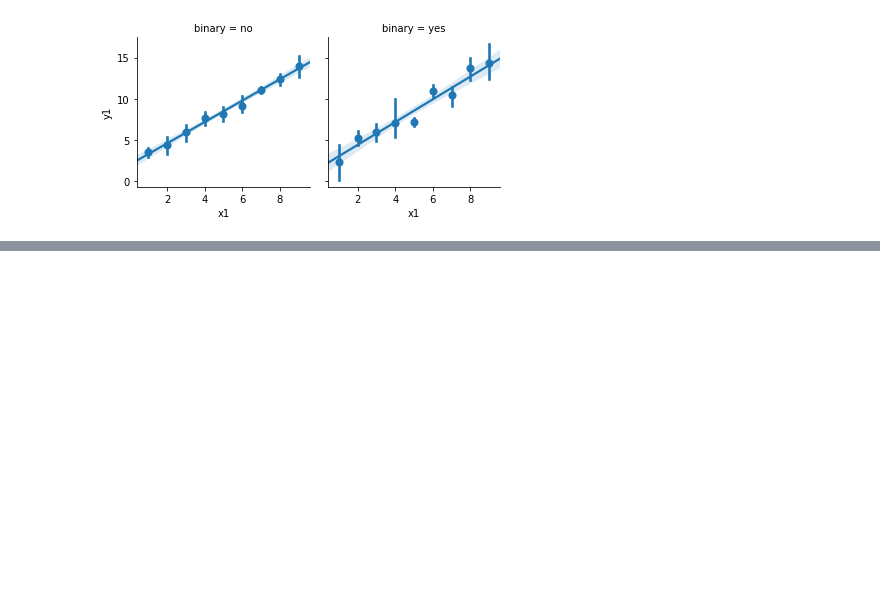
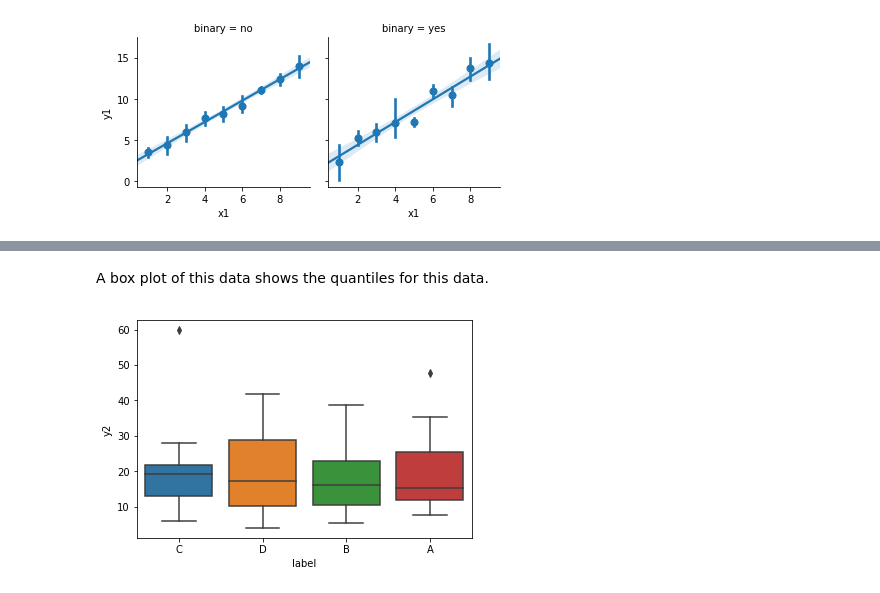
Before and after one commit to gjbex/training-material, a Jupyter notebook: Python/Seaborn/seaborn.ipynb, the cells around one changed output, grey strips where cells are left out. Cells and saved outputs as stored; diff of their text form; code cells hidden in the pictures; blank space fills up the shorter version.

```diff
--- a/Python/Seaborn/seaborn.ipynb
+++ b/Python/Seaborn/seaborn.ipynb
@@ -117,0 +134,6 @@ sns.lmplot(x='x1', y='y1', data=data, x_estimator=np.mean,
+# %% [markdown]
+A box plot of this data shows the quantiles for this data.
+# %%
+sns.boxplot(x='label', y='y2', data=data);
+# %% [output]
+[figure, added]
```
Also changed, not shown: parts of 17 cells of this notebook, 1 other file.
